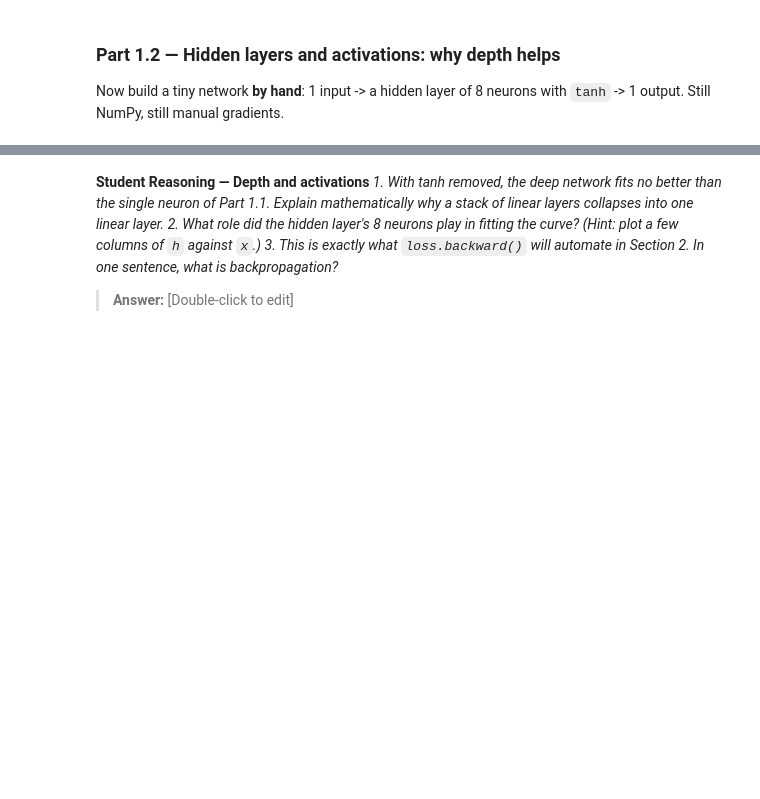
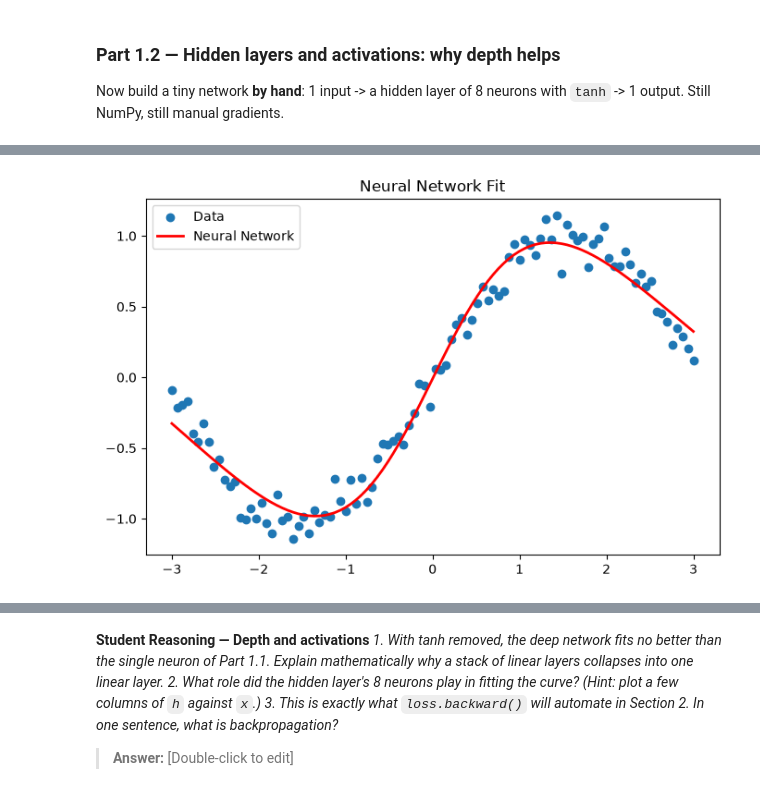
Before and after one commit to kgyamebi/lab-3, a Jupyter notebook: Lab_3.ipynb, the cells around one changed output, grey strips where cells are left out. Saved outputs shown, nothing was run; the diff lists cells and outputs as text; code cells hidden in the pictures; blank space fills up the shorter version.

```diff
--- a/Lab_3.ipynb
+++ b/Lab_3.ipynb
@@ -194,0 +236,24 @@ Now build a tiny network **by hand**: 1 input -> a hidden layer of 8 neurons wit
+# %%
+z1 = x_nn @ W1 + b1
+h = np.tanh(z1)
+
+y_pred = h @ W2 + b2
+
+plt.figure(figsize=(8,5))
+
+plt.scatter(x, y, label="Data")
+
+plt.plot(
+    x,
+    y_pred,
+    color="red",
+    linewidth=2,
+    label="Neural Network"
+)
+
+plt.legend()
+plt.title("Neural Network Fit")
+
+plt.show()
+# %% [output]
+[figure, added]
```
Also changed, not shown: parts of 5 cells of this notebook.
